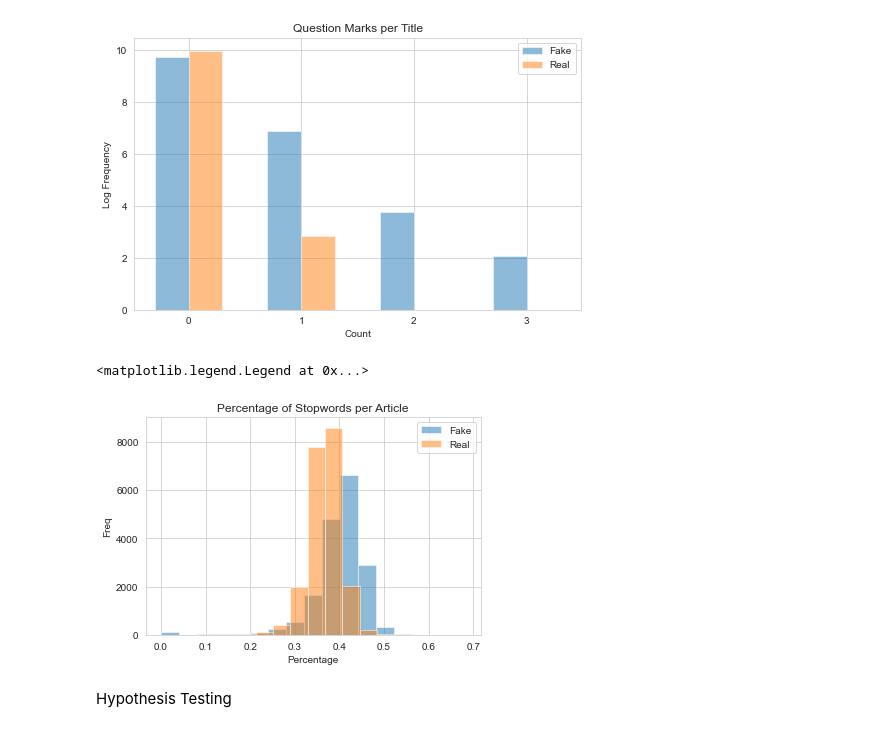
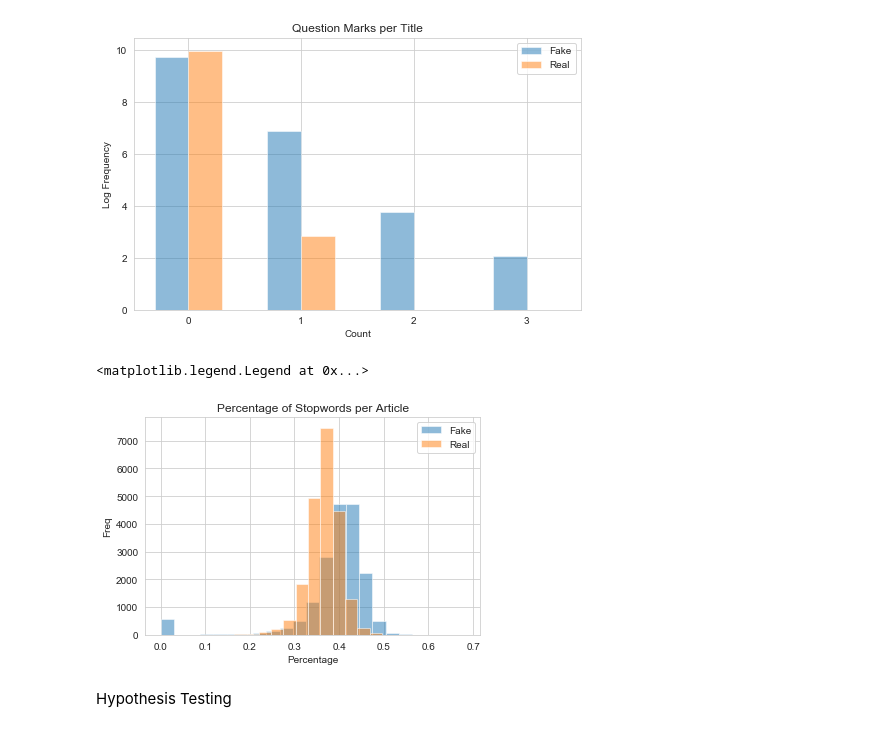
Before and after one commit to annadouv88/Springboard, a Jupyter notebook: Capstone Two/Capstone 2_EDA.ipynb, the cells around one changed output. Saved outputs shown, nothing was run; the diff lists cells and outputs as text; code cells hidden in the pictures.

```diff
--- a/Capstone Two/Capstone 2_EDA.ipynb
+++ b/Capstone Two/Capstone 2_EDA.ipynb
@@ -211,0 +229,5 @@ df.drop('stop', axis=1, inplace=True)
+# %%
+#fill null values from rows that have text_wc = 0
+df['stop_p'] = df.stop_p.fillna(0)
+#check null
+df.stop_p.isnull().sum()
@@ -354,15 +379,15 @@ Text(0.5, 1.0, 'Question Marks per Title')
 [figure]
 # %%
 #percentage of stop words per article
-plt.hist(fake['stop_p'], bins=17, alpha=.5)
-plt.hist(true['stop_p'], bins=11,alpha=.5)
+plt.hist(fake['stop_p'], bins=23, alpha=.5)
+plt.hist(true['stop_p'], bins=19,alpha=.5)
 plt.xlabel('Percentage')
 plt.ylabel('Freq')
 plt.title('Percentage of Stopwords per Article')
 plt.legend(['Fake', 'Real'])
 # %% [output]
 <matplotlib.legend.Legend at 0x...>
-[figure, old version]
+[figure, new version]
 # %% [markdown]
 Hypothesis Testing
 # %%
```
Also changed, not shown: parts of 23 cells of this notebook.
